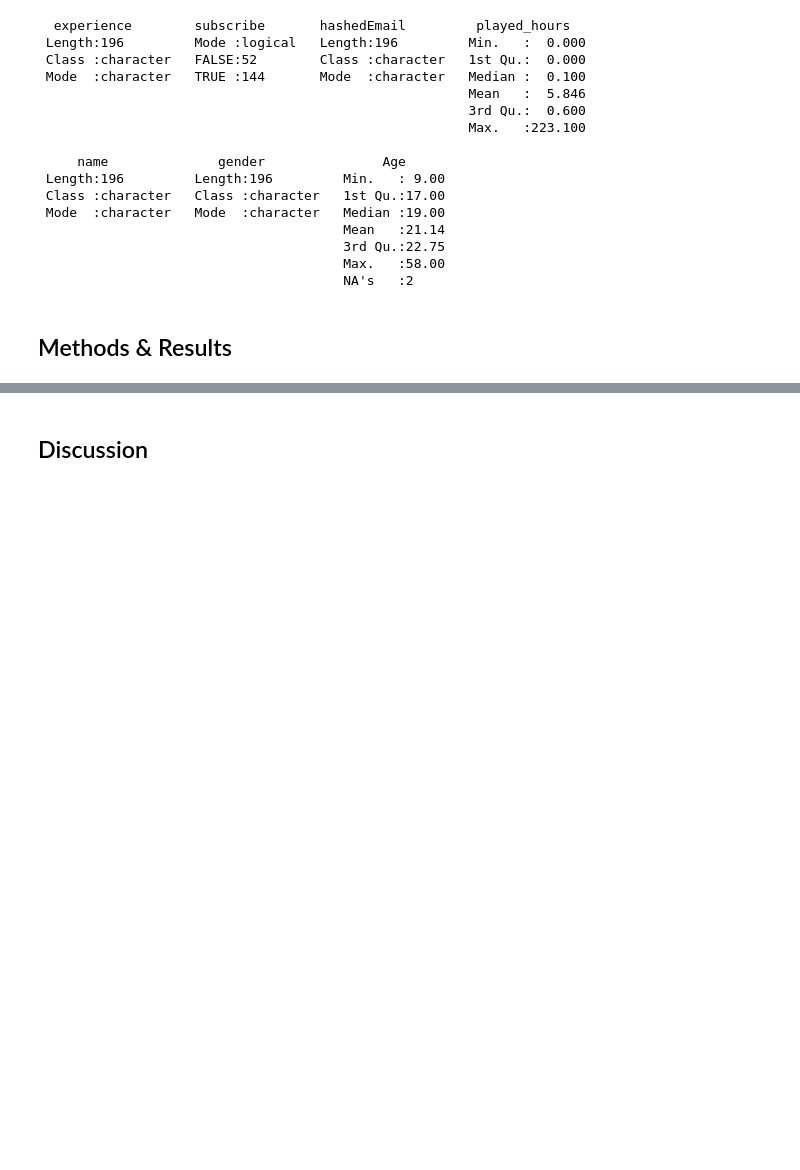
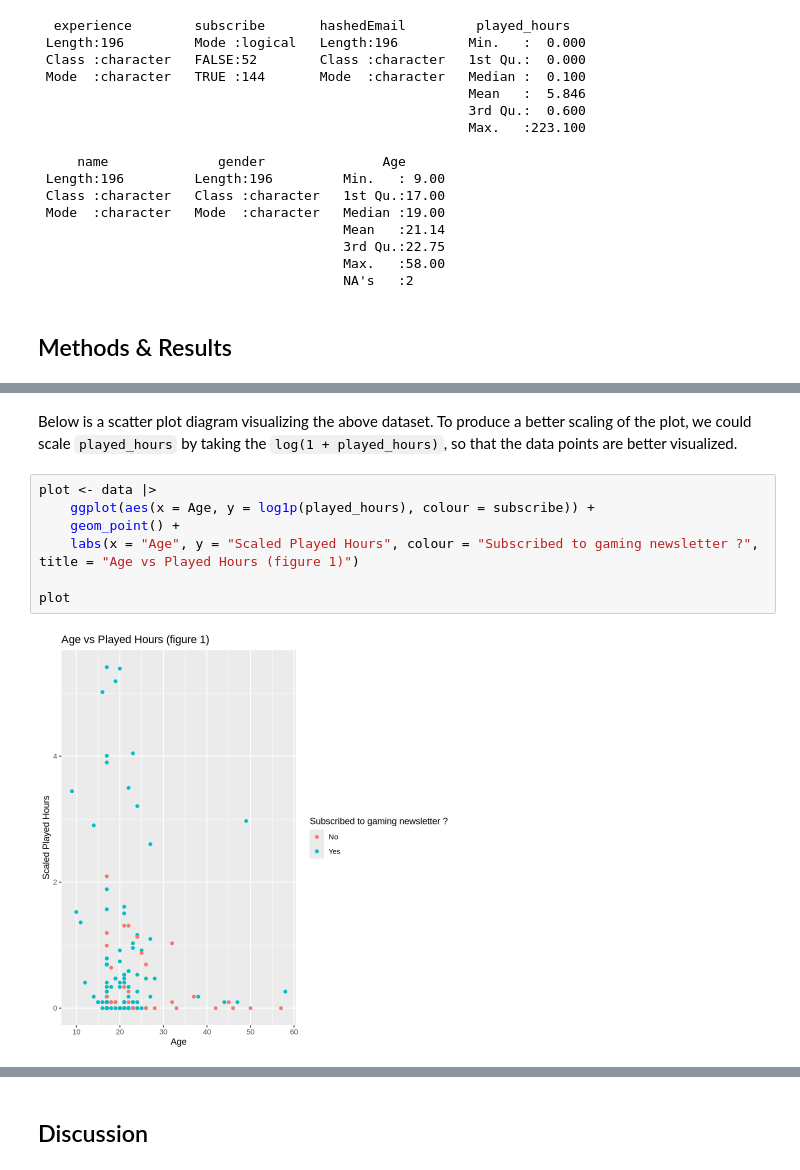
Before and after one commit to capybaraox/Group-18, a Jupyter notebook: Group 18.ipynb, the cells around one changed output, grey strips where cells are left out. Cells and saved outputs as stored; diff of their text form; blank space fills up the shorter version.

```diff
--- a/Group 18.ipynb
+++ b/Group 18.ipynb
@@ -76,0 +83,11 @@ A tibble: 196 × 7
+# %% [markdown]
+Below is a scatter plot diagram visualizing the above dataset. To produce a better scaling of the plot, we could scale `played_hours` by taking the `log(1 + played_hours)`, so that the data points are better visualized.
+# %%
+plot <- data |>
+    ggplot(aes(x = Age, y = log1p(played_hours), colour = subscribe)) +
+    geom_point() +
+    labs(x = "Age", y = "Scaled Played Hours", colour = "Subscribed to gaming newsletter ?", title = "Age vs Played Hours (figure 1)")
+
+plot
+# %% [output]
+[figure, added]
```
Also changed, not shown: parts of 27 cells of this notebook.
